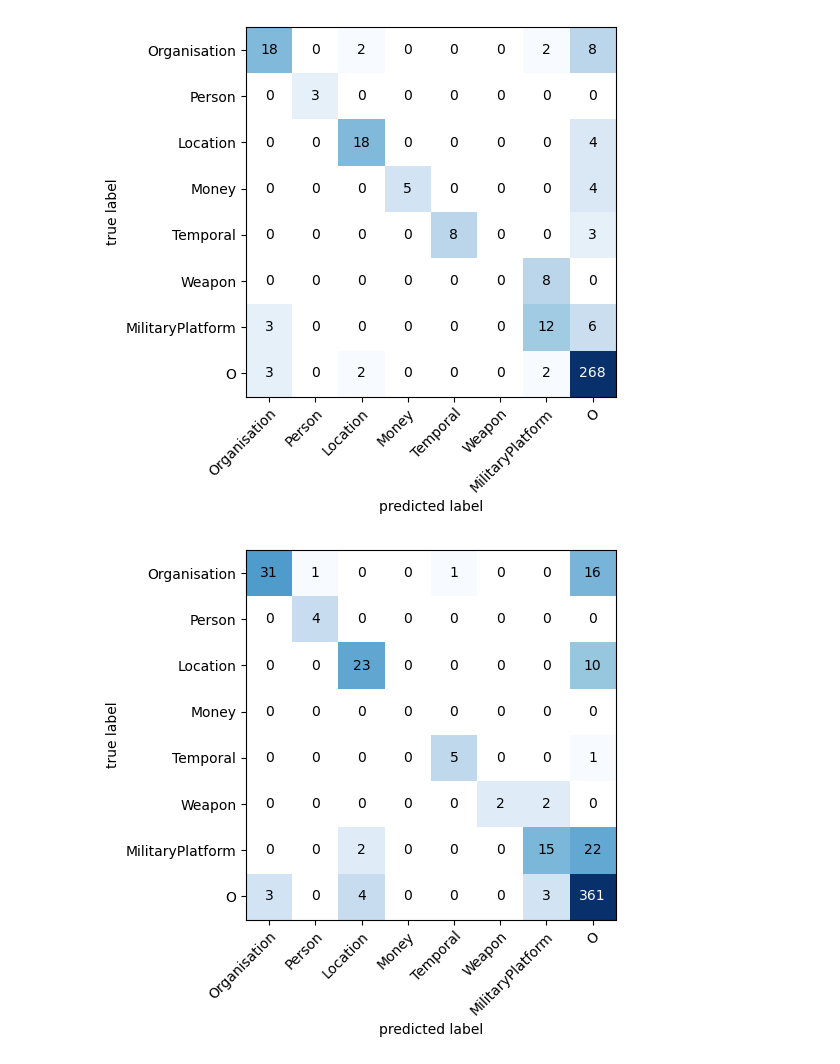
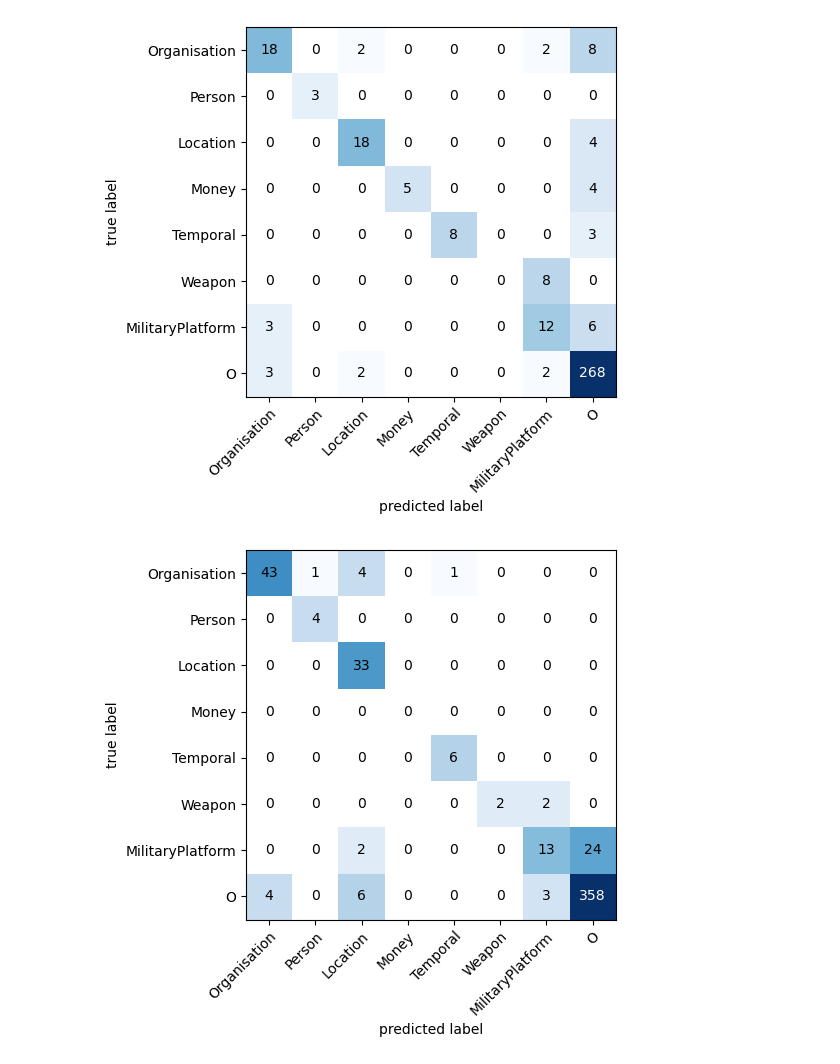
Before and after one commit to LasseAskholm/BachelorST, a Jupyter notebook: src/lillevalidation/validation.ipynb, the cells around one changed output. Drawn from its saved outputs; the diff is of its cells as text; code cells hidden in the pictures.

```diff
--- a/src/lillevalidation/validation.ipynb
+++ b/src/lillevalidation/validation.ipynb
@@ -34,24 +34,38 @@ fig, ax = plot_confusion_matrix(
 [figure]
 # %%
 ukraine_data_path = "../../data/selv-labeled-data/ValData/ukraine_val_text.txt"
+ukraine_data_path2 = "../../data/selv-labeled-data/ValData/ukraine_val_text2.txt"
 ukraine_conll_path = "../../data/selv-labeled-data/ValData/ukraine_val.conll"
 ukraine_data = getValData(ukraine_data_path)
-
+ukraine_data2 = getValData(ukraine_data_path2)
+#####
+# Need to split data amount into 2 parts because of BERT limitation on input length
+#####
 
 ukraine_truth = get_truth(ukraine_conll_path)
+#print(ukraine_truth.to_string())
 ukraine_truth_vector = ukraine_truth['ner_tags'].tolist()
 
-
-ukraine_prediction_json = "../inference/bertPredictionsUV.json"
+ukraine_prediction_json = "../inference/bertPredictionsUV1.json"
 ukraine_predictions = getPredictions(ukraine_prediction_json, data = ukraine_data)
 ukraine_prediction_vector = ukraine_predictions['ner_tags'].tolist()
+uk1_words = ukraine_predictions['words'].tolist()
+#print(ukraine_predictions.to_string())
+
+ukraine_prediction2_json = "../inference/bertPredictionsUV2.json"
+ukraine_predictions2 = getPredictions(ukraine_prediction2_json, data = ukraine_data2)
+ukraine_prediction_vector2 = ukraine_predictions2['ner_tags'].tolist()
+uk2_words = ukraine_predictions2['words'].tolist()
+#print(ukraine_predictions2.to_string())
+
+combined_vector = list(np.append(ukraine_prediction_vector,ukraine_prediction_vector2))
 # %%
-confusion_matrix_ukraine = confusion_matrix(ukraine_truth_vector,ukraine_prediction_vector, labels = labels)
+confusion_matrix_ukraine = confusion_matrix(ukraine_truth_vector,combined_vector, labels = labels)
 
 fig, ax = plot_confusion_matrix(
     conf_mat=confusion_matrix_ukraine,
     class_names=labels,
     norm_colormap=plt.colors.LogNorm()
 )
 # %% [output]
-[figure, old version]
+[figure, new version]
```
Also changed, not shown: parts of 3 cells of this notebook, 6 other files.
